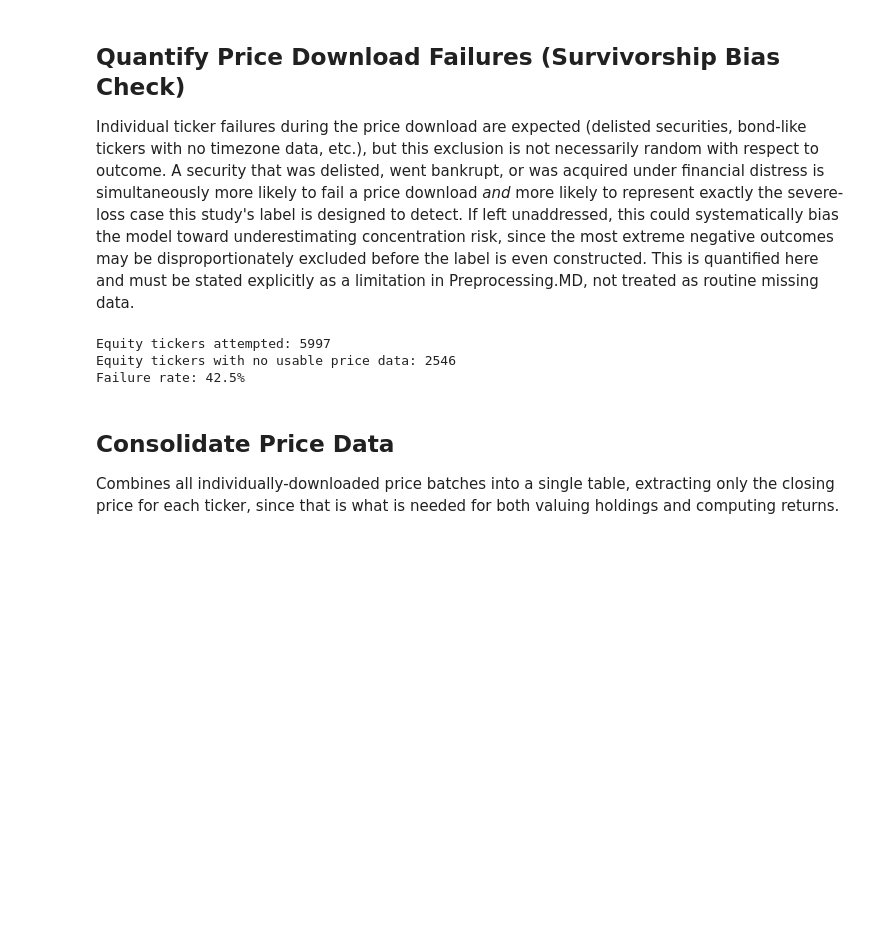
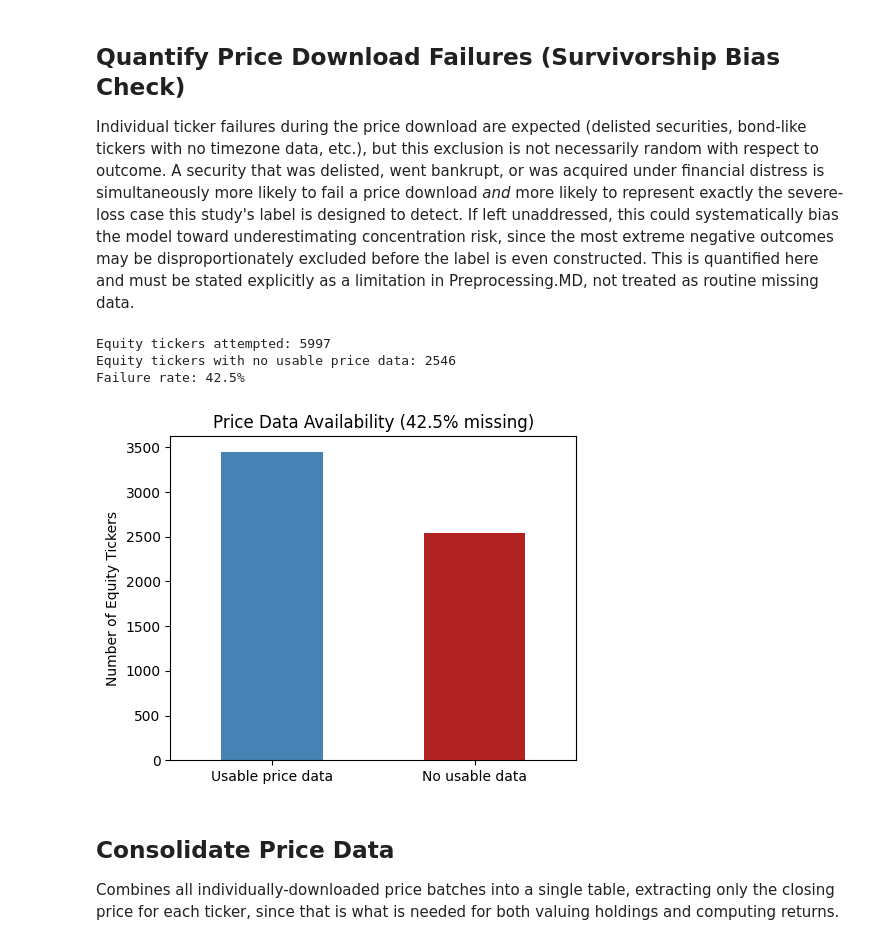
Before and after one commit to GopolangMmutlwaneCaptone/Risk-Concentration-Flagging, a Jupyter notebook: src/preprocessing/preprocessing.ipynb, the cells around one changed output. Cells and saved outputs as stored; diff of their text form; code cells hidden in the pictures; blank space fills up the shorter version.

```diff
--- a/src/preprocessing/preprocessing.ipynb
+++ b/src/preprocessing/preprocessing.ipynb
@@ -750,6 +779,19 @@ print(f"Failure rate: {len(missing_price_data)/len(attempted_tickers):.1%}")
 Equity tickers attempted: 5997
 Equity tickers with no usable price data: 2546
 Failure rate: 42.5%
+# %%
+fig, ax = plt.subplots(figsize=(5, 4))
+pd.Series({"Usable price data": len(attempted_tickers) - len(missing_price_data), "No usable data": len(missing_price_data)}).plot(
+    kind="bar", ax=ax, color=["steelblue", "firebrick"]
+)
+ax.set_ylabel("Number of Equity Tickers")
+ax.set_title(f"Price Data Availability ({len(missing_price_data)/len(attempted_tickers):.1%} missing)")
+plt.xticks(rotation=0)
+plt.tight_layout()
+plt.savefig(os.path.join(PROCESSED_DATA_DIR, "..", "..", "reports", "price_data_survivorship.png"), dpi=100)
+plt.show()
+# %% [output]
+[figure, added]
 # %% [markdown]
 ## Consolidate Price Data
 
```
Also changed, not shown: parts of 5 cells of this notebook, 4 other files.
